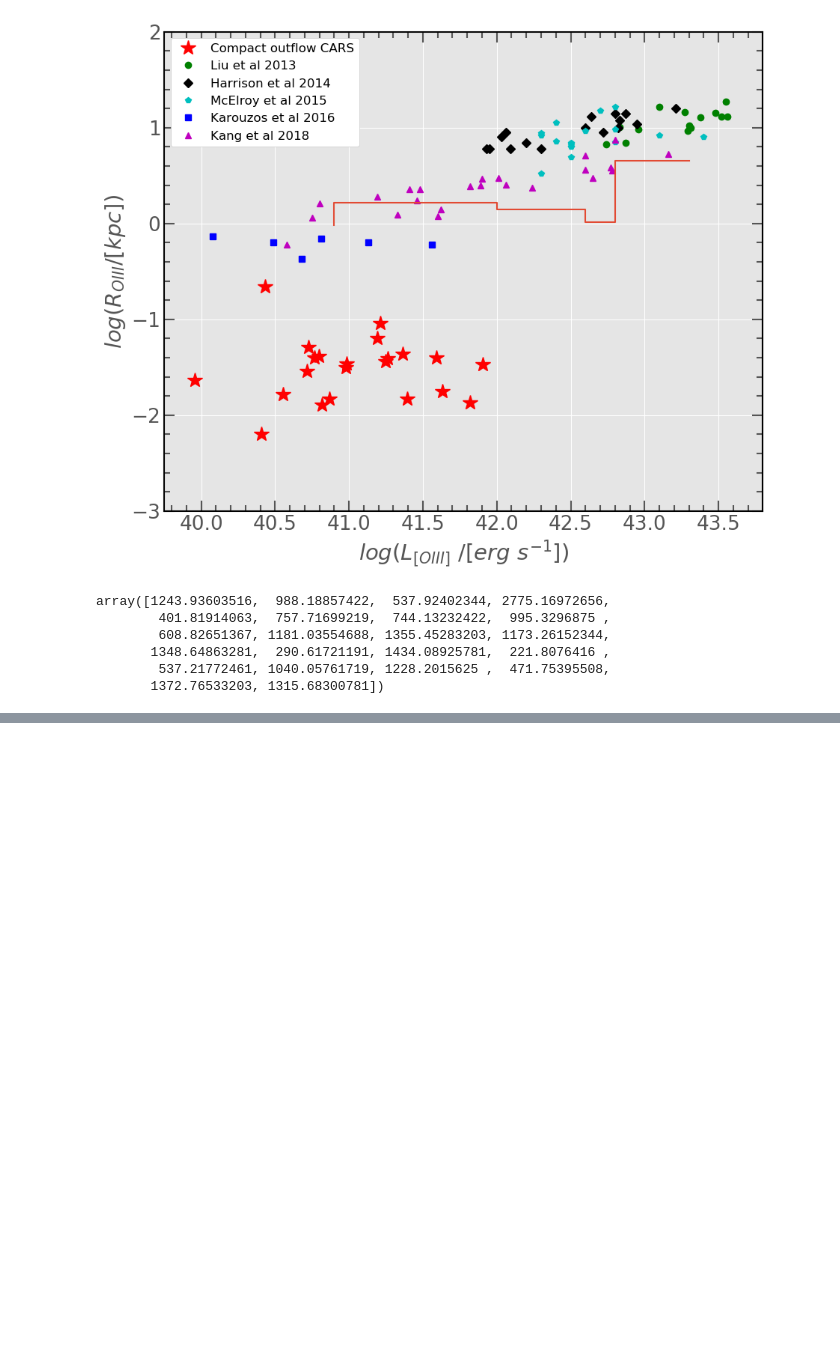
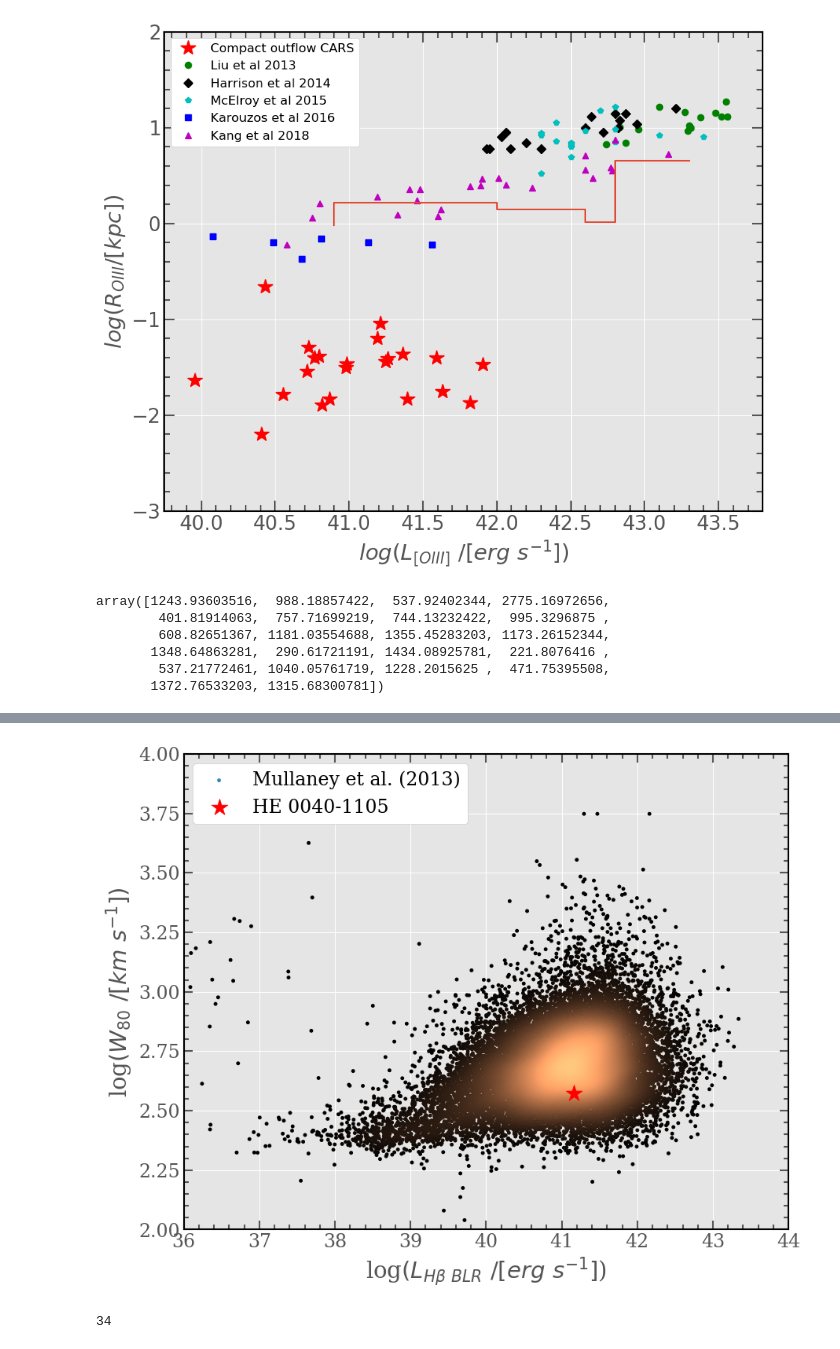
Before and after one commit to astrmainak/mainaksingha1, a Jupyter notebook: Result Plots Paper 1.ipynb, the cells around one changed output, grey strips where cells are left out. Saved outputs shown, nothing was run; the diff lists cells and outputs as text; code cells hidden in the pictures; blank space fills up the shorter version.

```diff
--- a/Result Plots Paper 1.ipynb
+++ b/Result Plots Paper 1.ipynb
@@ -690,0 +766,38 @@ array([1243.93603516,  988.18857422,  537.92402344, 2775.16972656,
+# %%
+plt.style.use('ggplot')
+
+plt.rcParams['axes.linewidth'] = 1.5
+plt.rcParams['axes.edgecolor'] = 'k'
+plt.rcParams['font.family']='Serif'
+csfont = {'fontname':'Times New Roman'}
+
+fig = plt.figure(figsize=(9,7))
+
+ax1 = fig.add_axes([0.12, 0.125, 0.855, 0.865]) # main axes
+
+cm = plt.cm.RdBu
+
+#n, bins, patches = ax1.hist(log_L_Hb_blr_mullaney_good, 100,density=1,edgecolor='k',lw=0.2, color='green')
+#for i, p in enumerate(patches):
+#    plt.setp(p, 'facecolor', cm(i/500)) # notice the i/25
+
+ax1.scatter(m, n, c=o,s=50,marker='.',edgecolor='',alpha=1,cmap='copper',label='Mullaney et al. (2013)')
+ax1.scatter(log_L_Hb_blr_CARS[2],log_w80_CARS[2], color='r',marker='*',alpha=1, s=250,label='HE 0040-1105')
+ax1.tick_params(axis='both',which='both',direction='in',width=1.5,labelsize=17)
+ax1.tick_params(axis='both',which='major',direction='in',width=1.5,bottom=True,left=True,right=True,top=True,length=8)
+ax1.tick_params(axis='both',which='minor',direction='in',width=1.5,bottom=True,left=True,right=True,top=True,length=4)
+ax1.minorticks_on()
+ax1.legend(facecolor='white', framealpha=1, fontsize=17, loc='upper left')
+ax1.set_ylabel('log$(W_{80}\\  /[km\ s^{-1}])$',fontsize=21)
+ax1.set_xlabel('log$(L_{H \\beta \  BLR}\  /[erg\ s^{-1}]$)',fontsize=21)
+#ax.set_yscale('log',basey=10)
+#ax2.set_yticks([])
+ax1.set_ylim(2,4)
+ax1.set_xlim(36,44)
+fig.savefig('/home/rickeythecat/Downloads/Outflow_paper1/w80_LHb_HE0040-1105.png',overwrite=True)
+# %% [output]
+[figure, added]
+# %%
+len(log_w80_CARS)
+# %% [output]
+34
```
Also changed, not shown: parts of 7 cells of this notebook.
